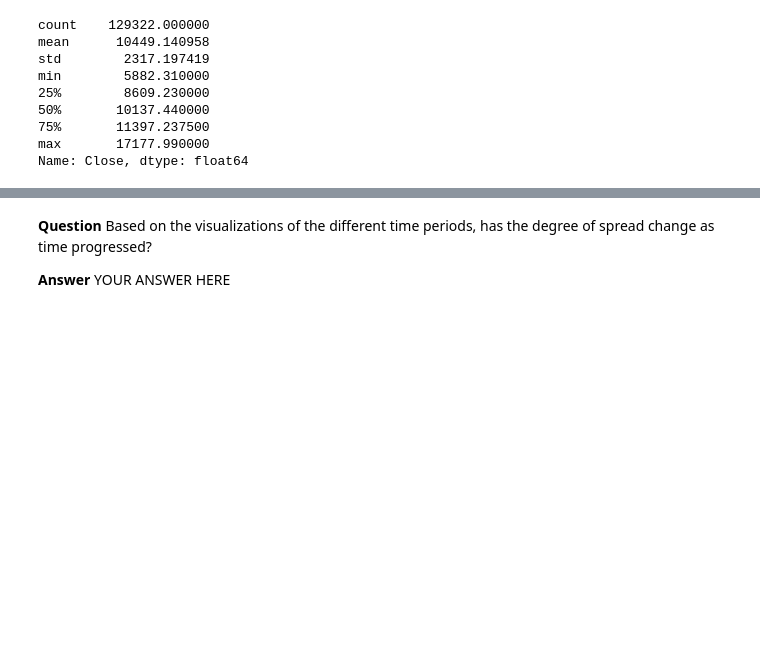
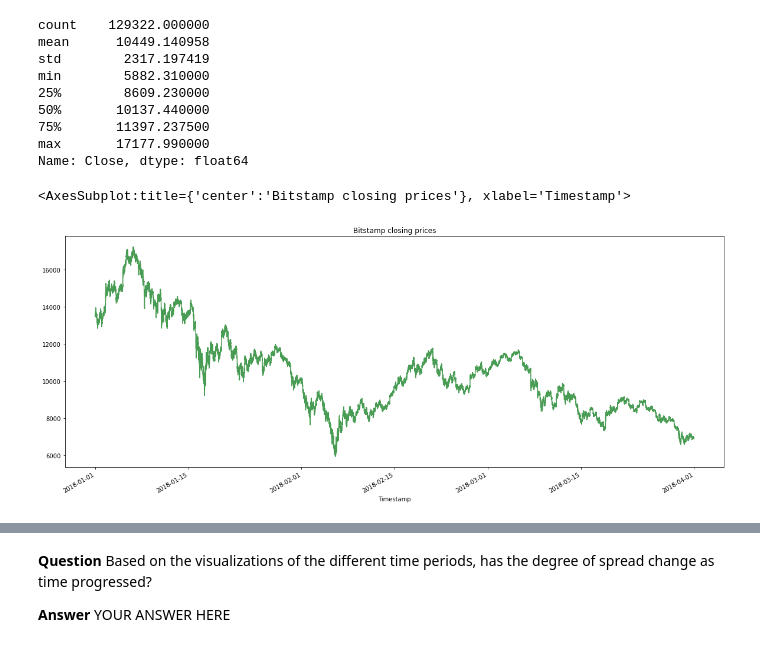
Before and after one commit to phodsman/Cryptocurrency-Arbitrage-Opportunity-Analyzer, a Jupyter notebook: crypto_arbitrage.ipynb, the cells around one changed output, grey strips where cells are left out. Saved outputs shown, nothing was run; the diff lists cells and outputs as text; code cells hidden in the pictures; blank space fills up the shorter version.

```diff
--- a/crypto_arbitrage.ipynb
+++ b/crypto_arbitrage.ipynb
@@ -158,4 +158,10 @@ min        5882.310000
 75%       11397.237500
 max       17177.990000
 Name: Close, dtype: float64
+# %%
+# Plots a line plot for the bitstamp DataFrame for the full length of time in the dataset
+bitstamp_sliced.plot(figsize=[20,8], title="Bitstamp closing prices", color="#499C53")
+# %% [output]
+<AxesSubplot:title={'center':'Bitstamp closing prices'}, xlabel='Timestamp'>
+[figure, added]
 # %%
```
Also changed, not shown: parts of 2 cells of this notebook.
